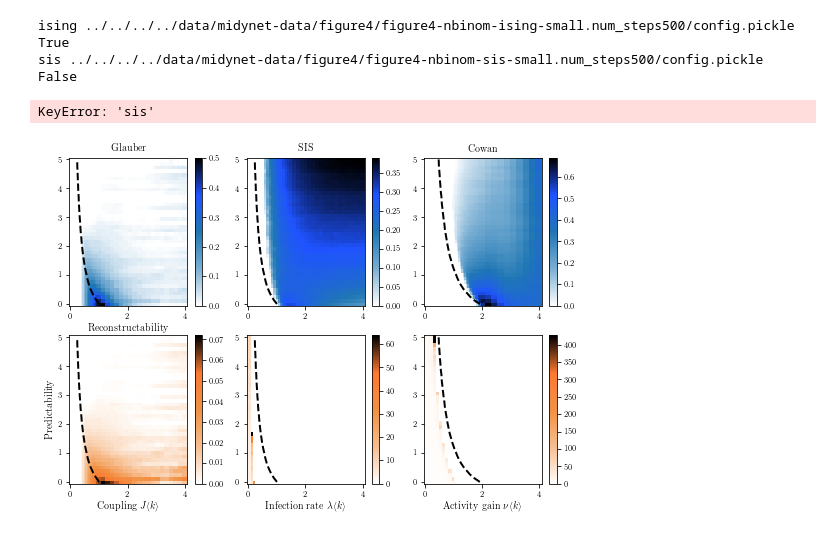
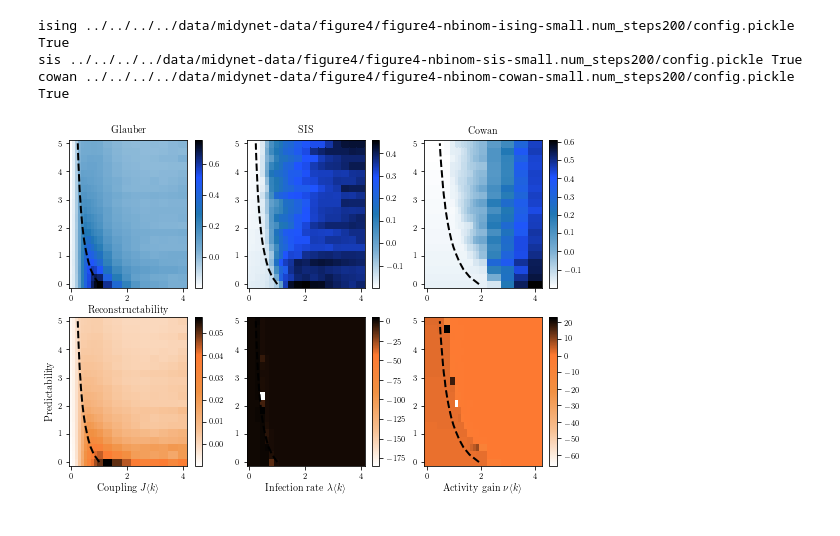
Before and after one commit to charlesmurphy1/midynet, a Jupyter notebook: notebooks/midynet/figure4-rev.ipynb, the cells around one changed output. Cells and saved outputs as stored; diff of their text form; code cells hidden in the pictures.

```diff
--- a/notebooks/midynet/figure4-rev.ipynb
+++ b/notebooks/midynet/figure4-rev.ipynb
@@ -18,7 +18,7 @@ path_to_data = pathlib.Path("../../../../data/midynet-data/figure4")
 exp = {}
 hg, hx, hgx, hxg, mi = {}, {}, {}, {}, {}
 thresholds = {}
-T = 500
+T = 200
 
 all_dynamics = ["ising", "sis", "cowan"]
 for dynamics in all_dynamics:
@@ -47,9 +47,9 @@ for dynamics in all_dynamics:
 titles = {"ising": r"Glauber", "sis": r"SIS", "cowan": r"Cowan"}
 xlabels = {"ising": r"Coupling $J\langle k \rangle$", "sis": r"Infection rate $\lambda \langle k \rangle$", "cowan": r"Activity gain $\nu\langle k \rangle$"}
 # %% [output]
-ising ../../../../data/midynet-data/figure4/figure4-nbinom-ising-small.num_steps500/config.pickle True
-sis ../../../../data/midynet-data/figure4/figure4-nbinom-sis-small.num_steps500/config.pickle False
+ising ../../../../data/midynet-data/figure4/figure4-nbinom-ising-small.num_steps200/config.pickle True
+sis ../../../../data/midynet-data/figure4/figure4-nbinom-sis-small.num_steps200/config.pickle True
+cowan ../../../../data/midynet-data/figure4/figure4-nbinom-cowan-small.num_steps200/config.pickle True
-KeyError: 'sis'
 # %%
 SCALE=1
 fig, ax = plt.subplots(2, 3, figsize=(SCALE*9, SCALE*6))
@@ -69,7 +69,7 @@ for i, dynamics in enumerate(all_dynamics):
         recon["mid"],
         cmap=recon_cmap,
         shading="auto",
-        vmin=0,
+#         vmin=0,
         vmax=np.max(recon["mid"]),
     )
     ax[0, i].plot(thresholds[dynamics], g_params, "k--", linewidth=2)
@@ -78,33 +78,33 @@ for i, dynamics in enumerate(all_dynamics):
         ax[0, i].set_xlabel(r"Reconstructability", fontsize=display.fontsizes["large"])
 
     fig.colorbar(p_recon, ax=ax[0,i])
 
     pred = mi[dynamics] / hx[dynamics]
     p_pred = ax[1, i].pcolor(
         DP, GP,
         pred["mid"],
         cmap=pred_cmap,
         shading="auto",
-        vmin=0,
+#         vmin=0,
     )
     ax[1, i].plot(thresholds[dynamics], g_params, "k--", linewidth=2)
     ax[1, i].set_xlabel(xlabels[dynamics], fontsize=display.fontsizes["large"])
     fig.colorbar(p_pred, ax=ax[1,i])
     if i == 0:
         ax[1, i].set_ylabel("Predictability", fontsize=display.fontsizes["large"])
 
 #     p_pred = ax[2, i].pcolor(
 #         DP, GP,
 #         mi[dynamics]["mid"],
 #         cmap=pred_cmap,
 #         shading="auto",
 #         vmin=0,
 #     )
 #     ax[2, i].plot(thresholds[dynamics], g_params, "k--", linewidth=2)
 #     ax[2, i].set_xlabel(xlabels[dynamics], fontsize=display.fontsizes["large"])
 #     fig.colorbar(p_pred, ax=ax[2,i])
 #     if i == 0:
 #         ax[2, i].set_ylabel("Mutual information", fontsize=display.fontsizes["large"])
 # %% [output]
-[figure, old version]
+[figure, new version]
 # %%
```
Also changed, not shown: parts of 2 cells of this notebook, 10 other files.
